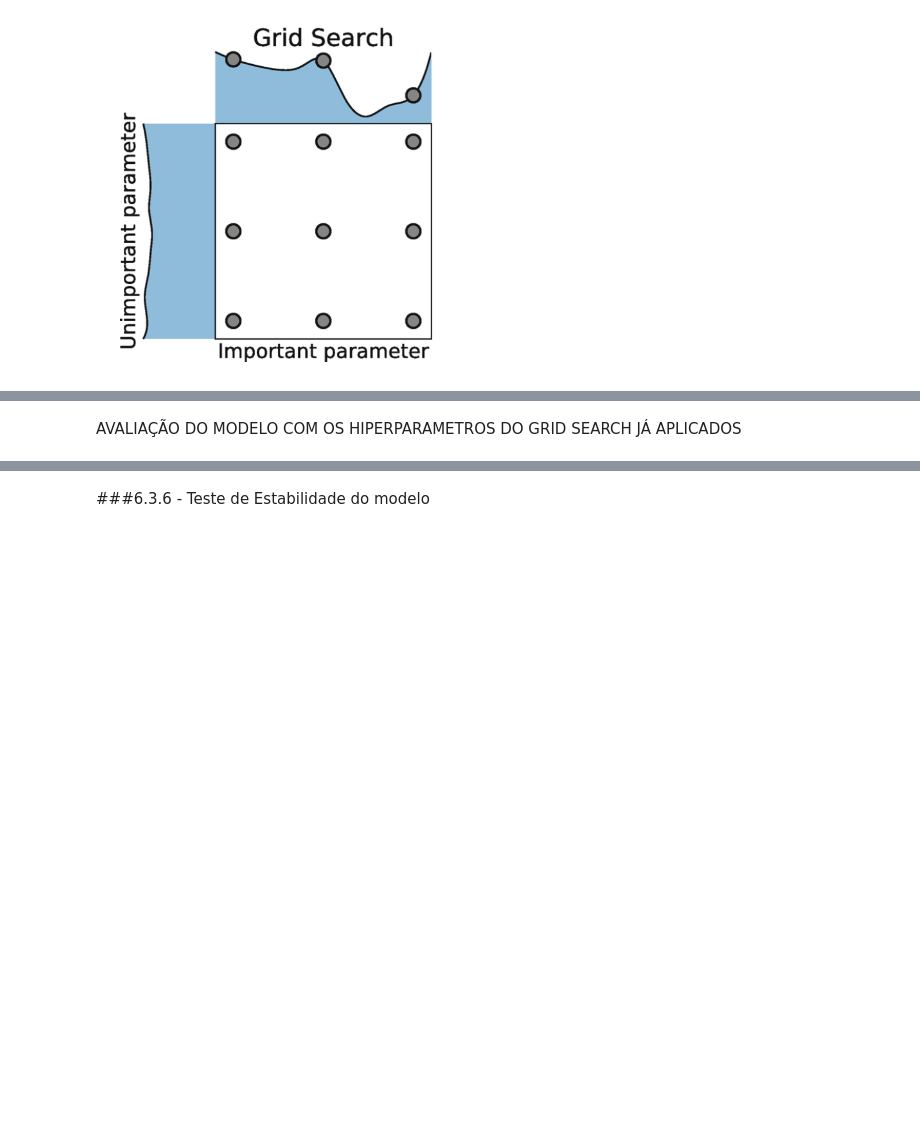
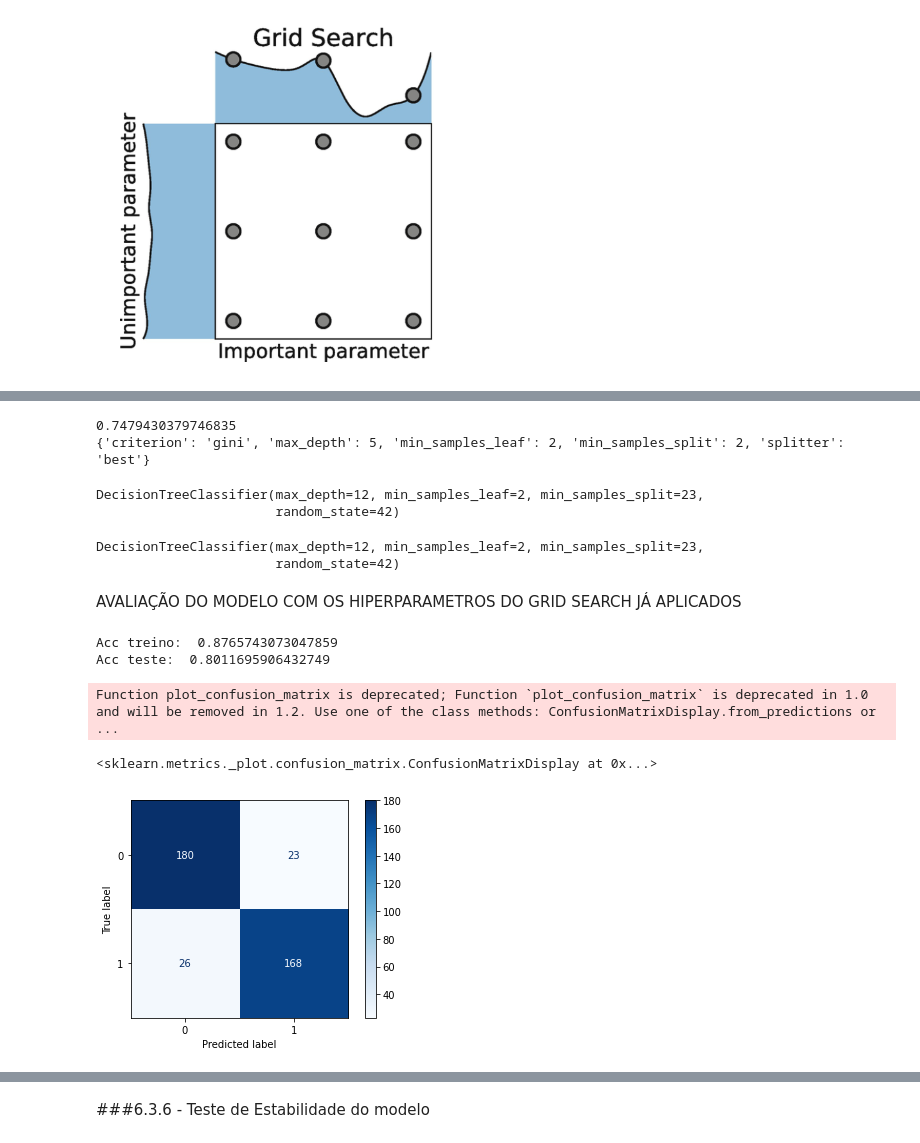
Before and after one commit to 2022M3T2-Inteli/Firing-Machine, a Jupyter notebook: notebooks/antigos/T2_G4_V4_Predictive_Model_Development.ipynb, the cells around one changed output, grey strips where cells are left out. Cells and saved outputs as stored; diff of their text form; code cells hidden in the pictures; blank space fills up the shorter version.

```diff
--- a/notebooks/antigos/T2_G4_V4_Predictive_Model_Development.ipynb
+++ b/notebooks/antigos/T2_G4_V4_Predictive_Model_Development.ipynb
@@ -2110,21 +2180,37 @@ parametros = {'criterion':['gini', 'entropy', 'log_loss'],
 # %%
-# print(grid_search.best_score_)
-# print(grid_search.best_params_)
+print(grid_search.best_score_)
+print(grid_search.best_params_)
+# %% [output]
+0.7479430379746835
+{'criterion': 'gini', 'max_depth': 5, 'min_samples_leaf': 2, 'min_samples_split': 2, 'splitter': 'best'}
 # %%
-# arv_best = grid_search.best_estimator_
-# arv_best
-# best_model = DecisionTreeClassifier(random_state = 42,
-#                                     criterion = 'gini',
-#                                     max_depth = 12,
-#                                     min_samples_leaf = 2,
-#                                     min_samples_split = 23,
-#                                     splitter = 'best')
-# print(best_model)
+arv_best = grid_search.best_estimator_
+arv_best
+arv_best = DecisionTreeClassifier(random_state = 42,
+                                    criterion = 'gini',
+                                    max_depth = 12,
+                                    min_samples_leaf = 2,
+                                    min_samples_split = 23,
+                                    splitter = 'best')
+print(arv_best)
+arv_best.fit(x_train, y_train)
+# %% [output]
+DecisionTreeClassifier(max_depth=12, min_samples_leaf=2, min_samples_split=23,
+                       random_state=42)
+DecisionTreeClassifier(max_depth=12, min_samples_leaf=2, min_samples_split=23,
+                       random_state=42)
 # %% [markdown]
 AVALIAÇÃO DO MODELO COM OS HIPERPARAMETROS DO GRID SEARCH JÁ APLICADOS
 # %%
-# p = arv_best.predict(x_test_a)
-# print('Acc treino: ', arv_best.score(x_train, y_train ))
-# print('Acc teste: ', arv_best.score(x_test, y_test.squeeze() ))
+grid_predict = arv_best.predict(x_test)
+print('Acc treino: ', arv_best.score(x_train, y_train ))
+print('Acc teste: ', arv_best.score(x_test, y_test.squeeze() ))
+# %% [output]
+Acc treino:  0.8765743073047859
+Acc teste:  0.8011695906432749
 # %%
-# plot_confusion_matrix(arv_best, x_train, y_train, cmap='Blues', values_format='.0f')
+plot_confusion_matrix(arv_best, x_train, y_train, cmap='Blues', values_format='.0f')
+# %% [output]
+Function plot_confusion_matrix is deprecated; Function `plot_confusion_matrix` is deprecated in 1.0 and will be removed in 1.2. Use one of the class methods: ConfusionMatrixDisplay.from_predictions or ...
+<sklearn.metrics._plot.confusion_matrix.ConfusionMatrixDisplay at 0x...>
+[figure, added]
```
Also changed, not shown: parts of 20 cells of this notebook, 1 other file.
